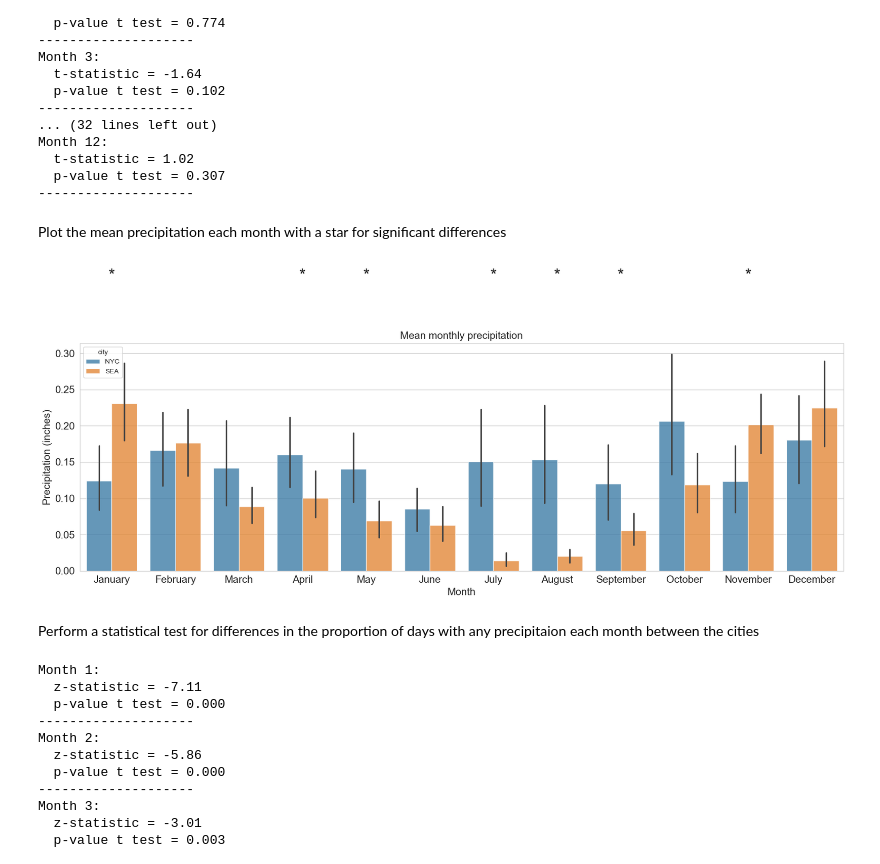
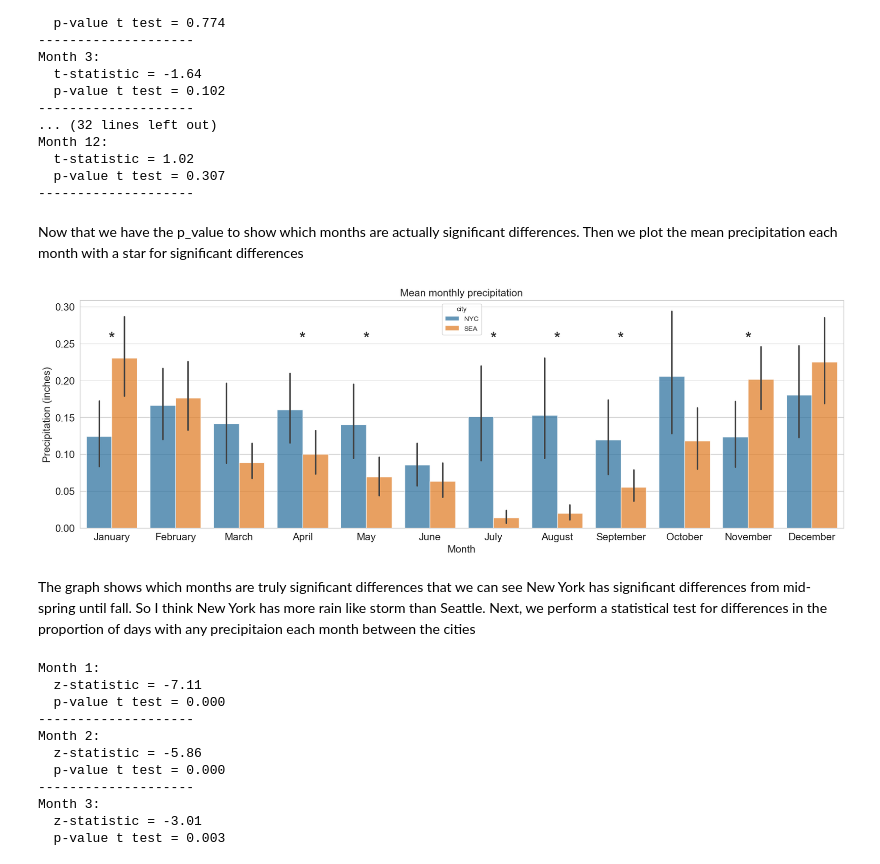
Before and after one commit to TheCong07/data-5100-foundations-of-data-science, a Jupyter notebook: weather/code/Weather_Data_Processing_SEA_NYC.ipynb, the cells around one changed output. Saved outputs shown, nothing was run; the diff lists cells and outputs as text; code cells hidden in the pictures.

Commit message:
Added overral data analysis to README and description of each code section

```diff
--- a/weather/code/Weather_Data_Processing_SEA_NYC.ipynb
+++ b/weather/code/Weather_Data_Processing_SEA_NYC.ipynb
@@ -272,28 +275,28 @@ Month 12:
   p-value t test = 0.307
 --------------------
 # %% [markdown]
-Plot the mean precipitation each month with a star for significant differences
+Now that we have the p_value to show which months are actually significant differences. Then we plot the mean precipitation each month with a star for significant differences
 # %%
 plt.figure(figsize=(20, 6))
 
 sns.barplot(data=df, x='month', y='precipitation', hue='city', alpha=0.75)
 
 plt.xlabel('Month', fontsize=15)
 plt.ylabel('Precipitation (inches)', fontsize=15)
 plt.title('Mean monthly precipitation', fontsize=15)
 
 plt.tick_params(labelsize=15)
 plt.xticks(ticks=range(12), labels=month_names)
 
 for month in range(12):
   if significantly_different[month] == 1:
-    plt.text(month, 0.4, '*', ha='center', fontsize=25)
+    plt.text(month, 0.25, '*', ha='center', fontsize=25)
 
 plt.show()
 # %% [output]
-[figure, old version]
+[figure, new version]
 # %% [markdown]
-Perform a statistical test for differences in the proportion of days with any precipitaion each month between the cities
+The graph shows which months are truly significant differences that we can see New York has significant differences from mid-spring until fall. So I think New York has more rain like storm than Seattle. Next, we perform a statistical test for differences in the proportion of days with any precipitaion each month between the cities
 # %%
 from statsmodels.stats.proportion import proportions_ztest
 # %%
```
Also changed, not shown: parts of 9 cells of this notebook, 2 other files.
